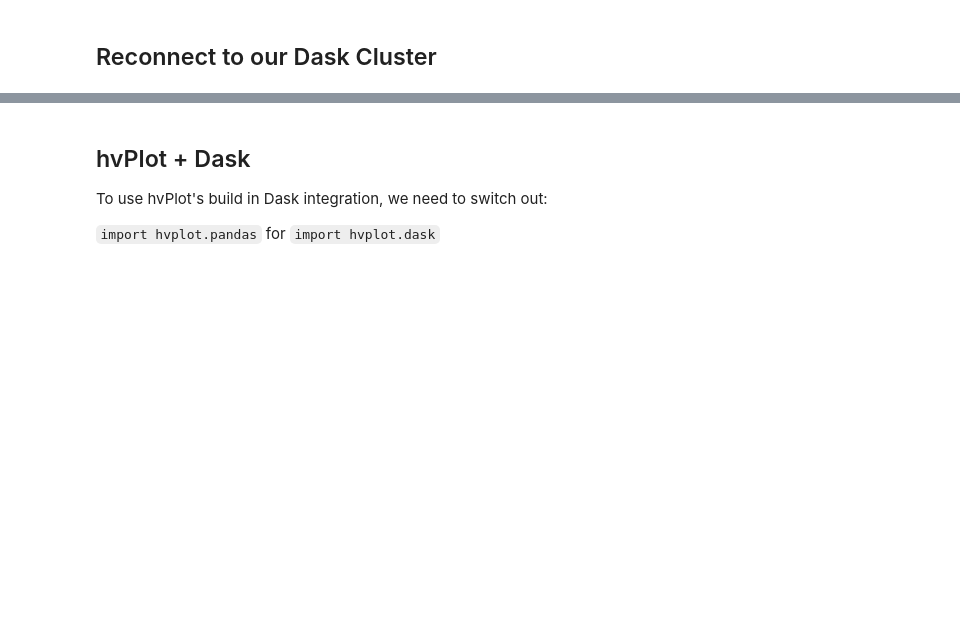
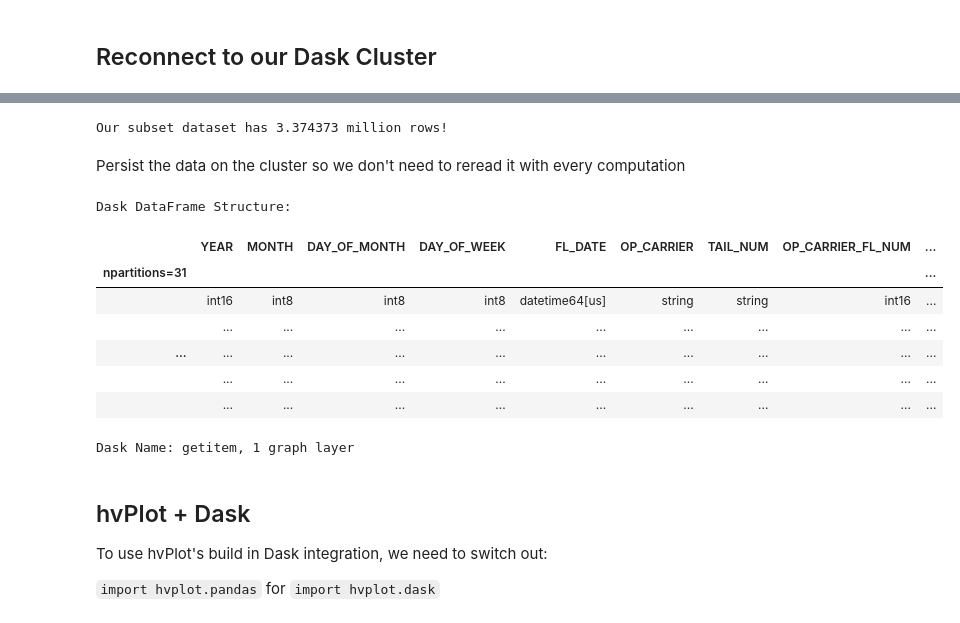
Before and after one commit to nebari-dev/big-data-tutorial, a Jupyter notebook: 03-big-data-visualization.ipynb, the cells around one changed output, grey strips where cells are left out. Saved outputs shown, nothing was run; the diff lists cells and outputs as text; code cells hidden in the pictures; blank space fills up the shorter version.

```diff
--- a/03-big-data-visualization.ipynb
+++ b/03-big-data-visualization.ipynb
@@ -48,5 +68,8 @@ columns = [
 # %%
 flights = dd.read_parquet(
     f"gcs://quansight-datasets/airline-ontime-performance/sorted/full_dataset.parquet",
-    columns=columns
+    columns=columns,
+    filters=[('YEAR', '=', 2022)],
 )
+# reduce to only 4 carriers
+flights_subset = flights[flights.OP_CARRIER.isin(['AA', 'UA', 'WN', 'DL'])]
@@ -54,0 +89,4 @@ flights.head()
+# %%
+print(f"Our subset dataset has {len(flights_subset)/1e6:2} million rows!")
+# %% [output]
+Our subset dataset has 3.374373 million rows!
@@ -55,3 +99,17 @@ flights.head()
+# %% [markdown]
+Persist the data on the cluster so we don't need to reread it with every computation
+# %%
+flights_subset.persist()
+# %% [output]
+Dask DataFrame Structure:
+|  | YEAR | MONTH | DAY_OF_MONTH | DAY_OF_WEEK | FL_DATE | OP_CARRIER | TAIL_NUM | OP_CARRIER_FL_NUM | ... |
+| npartitions=31 |  |  |  |  |  |  |  |  | ... |
+|  | int16 | int8 | int8 | int8 | datetime64[us] | string | string | int16 | ... |
+|  | ... | ... | ... | ... | ... | ... | ... | ... | ... |
+| ... | ... | ... | ... | ... | ... | ... | ... | ... | ... |
+|  | ... | ... | ... | ... | ... | ... | ... | ... | ... |
+|  | ... | ... | ... | ... | ... | ... | ... | ... | ... |
+Dask Name: getitem, 1 graph layer
 # %% [markdown]
 ## hvPlot + Dask
 
```
Also changed, not shown: parts of 23 cells of this notebook, 7 other files.
